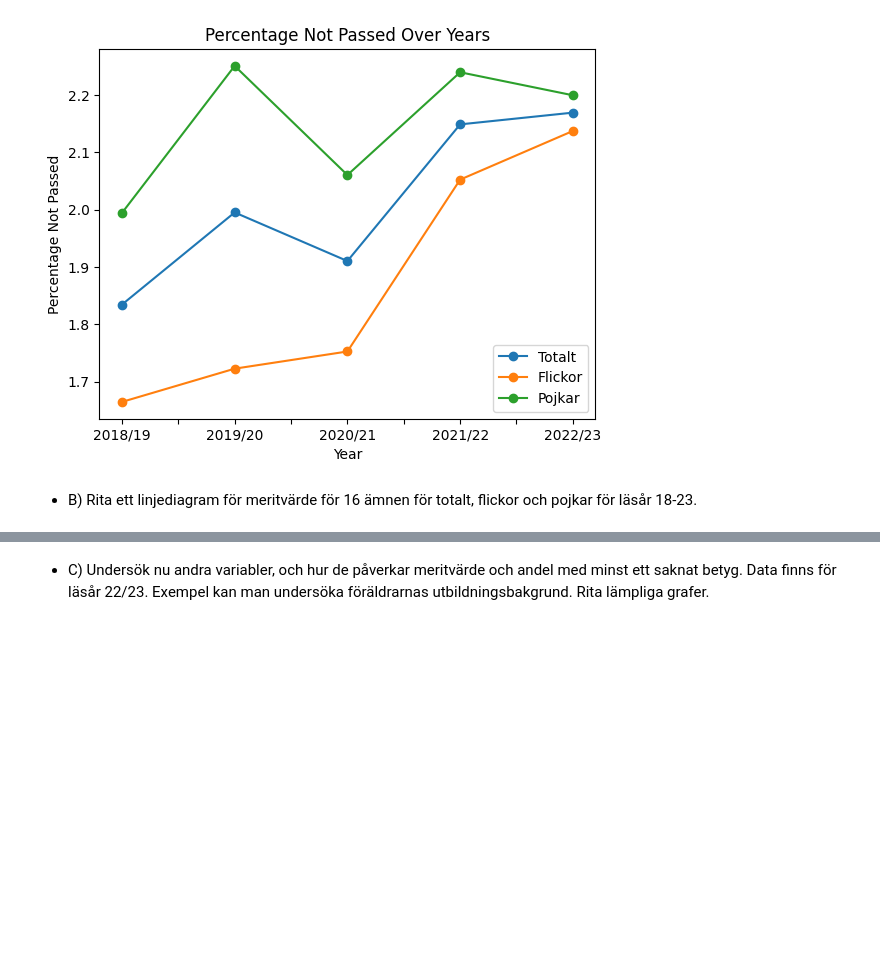
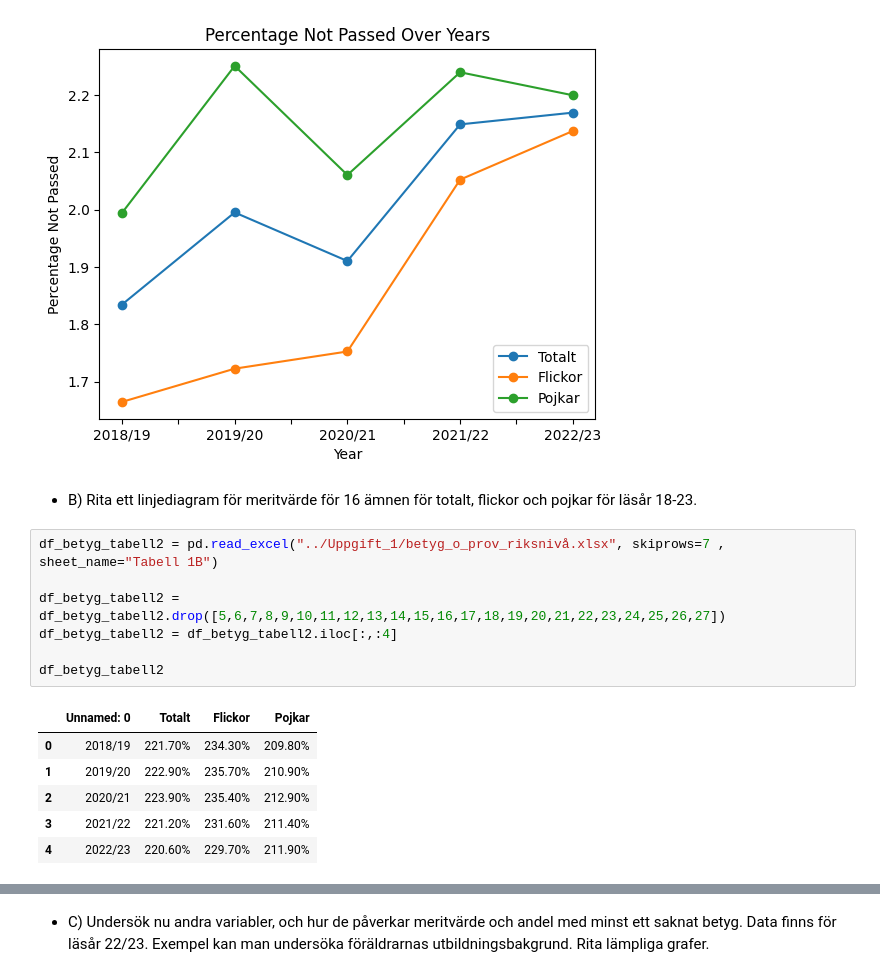
Before and after one commit to mosendamnit/Python-Muhsin-Ahmad-OPA23, a Jupyter notebook: Lab2/Uppgift_1/uppgift_1.ipynb, the cells around one changed output, grey strips where cells are left out. Saved outputs shown, nothing was run; the diff lists cells and outputs as text; blank space fills up the shorter version.

```diff
--- a/Lab2/Uppgift_1/uppgift_1.ipynb
+++ b/Lab2/Uppgift_1/uppgift_1.ipynb
@@ -80,3 +80,17 @@ plt.show()
 [figure]
 # %% [markdown]
 - B) Rita ett linjediagram för meritvärde för 16 ämnen för totalt, flickor och pojkar för läsår 18-23.
+# %%
+df_betyg_tabell2 = pd.read_excel("../Uppgift_1/betyg_o_prov_riksnivå.xlsx", skiprows=7 , sheet_name="Tabell 1B")
+
+df_betyg_tabell2 = df_betyg_tabell2.drop([5,6,7,8,9,10,11,12,13,14,15,16,17,18,19,20,21,22,23,24,25,26,27])
+df_betyg_tabell2 = df_betyg_tabell2.iloc[:,:4]
+
+df_betyg_tabell2
+# %% [output]
+|  | Unnamed: 0 | Totalt | Flickor | Pojkar |
+| 0 | 2018/19 | 221.70% | 234.30% | 209.80% |
+| 1 | 2019/20 | 222.90% | 235.70% | 210.90% |
+| 2 | 2020/21 | 223.90% | 235.40% | 212.90% |
+| 3 | 2021/22 | 221.20% | 231.60% | 211.40% |
+| 4 | 2022/23 | 220.60% | 229.70% | 211.90% |
```
Also changed, not shown: parts of 1 cell of this notebook.
